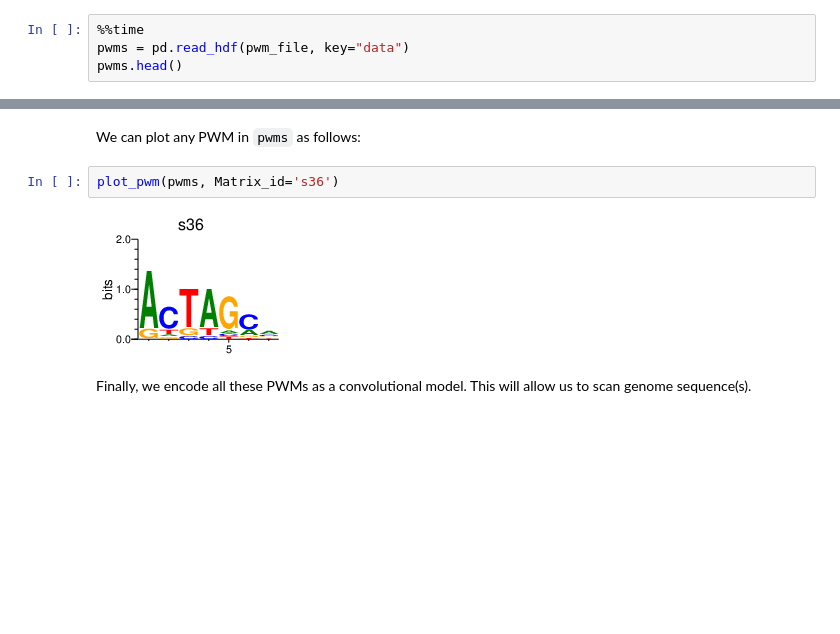
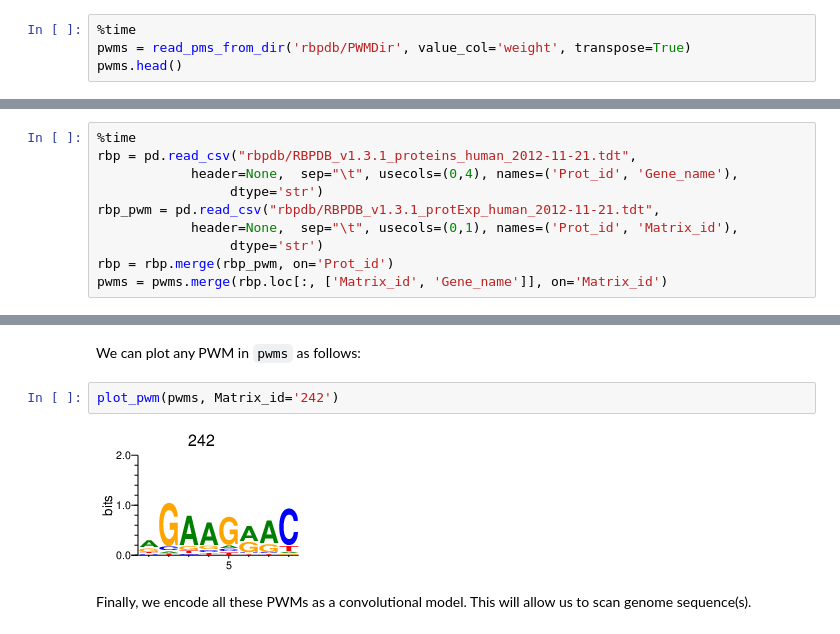
Before and after one commit to gruber-sciencelab/SMEAGOL, a Jupyter notebook: vignette_1.ipynb, the cells around one changed output, grey strips where cells are left out. Cells and saved outputs as stored; diff of their text form; blank space fills up the shorter version.

```diff
--- a/vignette_1.ipynb
+++ b/vignette_1.ipynb
@@ -41,5 +60,5 @@ We read PWMs from this file:
 # %%
-%%time
-pwms = pd.read_hdf(pwm_file, key="data")
+%time
+pwms = read_pms_from_dir('rbpdb/PWMDir', value_col='weight', transpose=True)
 pwms.head()
 # %% [output]
@@ -55,0 +75,10 @@ The `pwms` dataframe contains all the PWMs filtered from Attract and RBPDB. The
+# %%
+%time
+rbp = pd.read_csv("rbpdb/RBPDB_v1.3.1_proteins_human_2012-11-21.tdt",
+            header=None,  sep="\t", usecols=(0,4), names=('Prot_id', 'Gene_name'),
+                 dtype='str')
+rbp_pwm = pd.read_csv("rbpdb/RBPDB_v1.3.1_protExp_human_2012-11-21.tdt",
+            header=None,  sep="\t", usecols=(0,1), names=('Prot_id', 'Matrix_id'),
+                 dtype='str')
+rbp = rbp.merge(rbp_pwm, on='Prot_id')
+pwms = pwms.merge(rbp.loc[:, ['Matrix_id', 'Gene_name']], on='Matrix_id')
@@ -83,9 +126,9 @@ pwms[pwms.Gene_name=='HNRNPDL']
 # %% [markdown]
 We can plot any PWM in `pwms` as follows:
 # %%
-plot_pwm(pwms, Matrix_id='s36')
+plot_pwm(pwms, Matrix_id='242')
 # %% [output]
-[figure, old version]
+[figure, new version]
 # %% [markdown]
 Finally, we encode all these PWMs as a convolutional model. This will allow us to scan genome sequence(s).
 # %%
```
Also changed, not shown: parts of 57 cells of this notebook.
